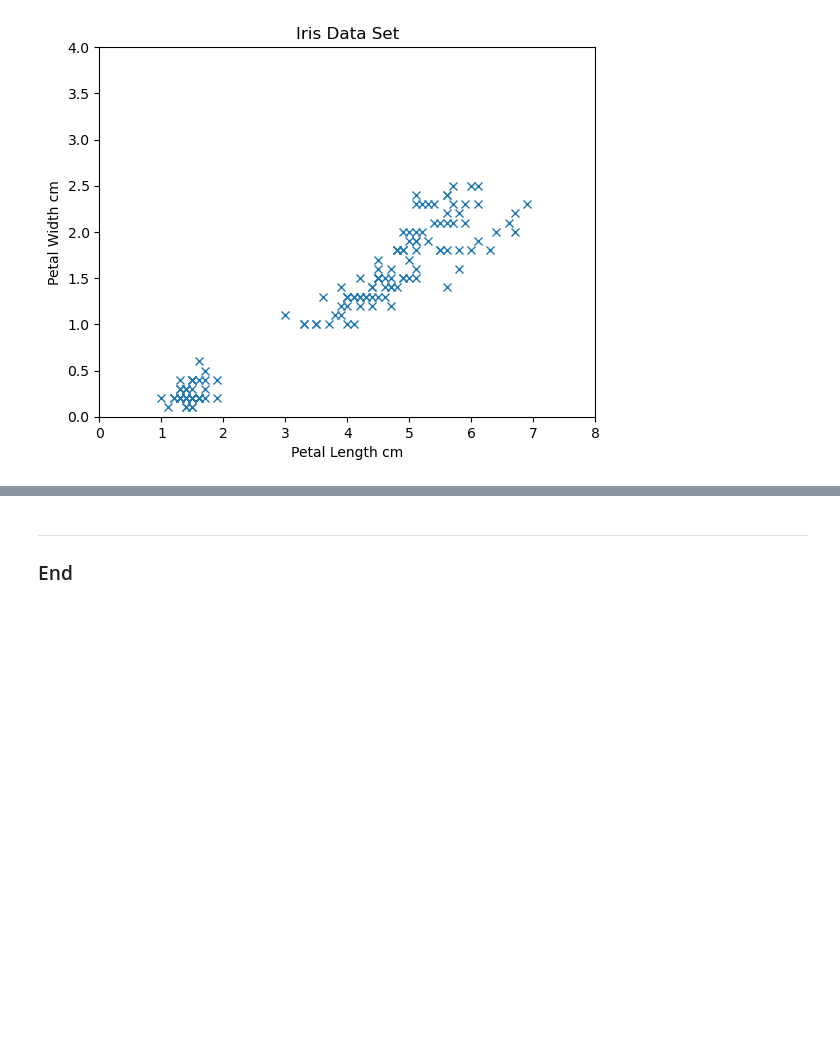
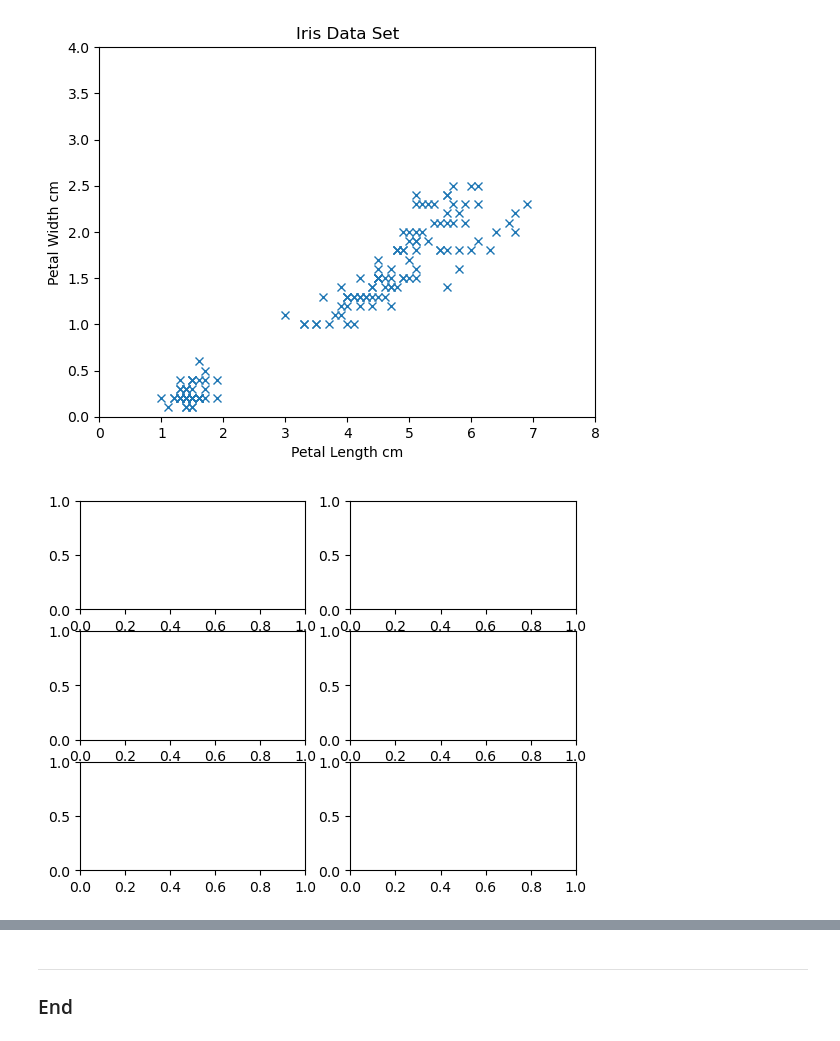
Before and after one commit to IanaraFer/classproject, a Jupyter notebook: iris.ipynb, the cells around one changed output, grey strips where cells are left out. Saved outputs shown, nothing was run; the diff lists cells and outputs as text; code cells hidden in the pictures; blank space fills up the shorter version.

```diff
--- a/iris.ipynb
+++ b/iris.ipynb
@@ -156,3 +159,8 @@ plt.ylim(0, 4)
 # %% [output]
 (0.0, 4.0)
 [figure]
+# %%
+# Create a new figure and set of axes.
+fig, ax = plt.subplots(3, 2)
+# %% [output]
+[figure, added]
```
Also changed, not shown: parts of 7 cells of this notebook.
